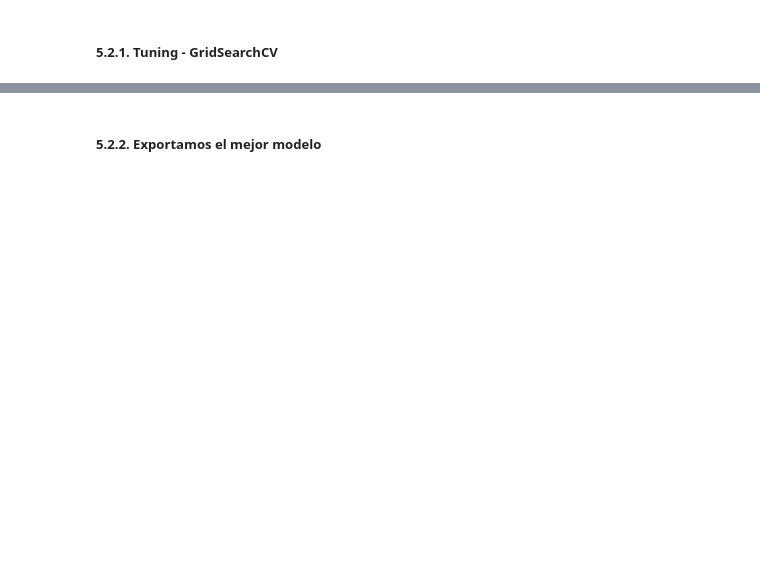
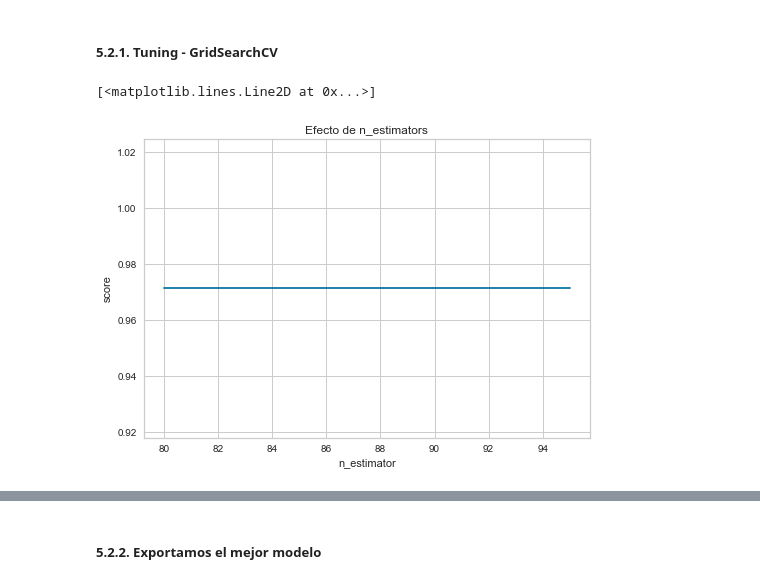
Before and after one commit to Project-ML-PUCP/BankruptcyTaiwan, a Jupyter notebook: 03. Codigo/03.4. Modeling - XGB.ipynb, the cells around one changed output, grey strips where cells are left out. Saved outputs shown, nothing was run; the diff lists cells and outputs as text; code cells hidden in the pictures; blank space fills up the shorter version.

```diff
--- a/03. Codigo/03.4. Modeling - XGB.ipynb
+++ b/03. Codigo/03.4. Modeling - XGB.ipynb
@@ -218,2 +242,17 @@ viz.finalize()
 # %% [markdown]
 ##### 5.2.1. Tuning - GridSearchCV
+# %%
+model_XGB = XGBClassifier(n_estimators=80, n_jobs=-1, max_depth=6, eval_metric='error')
+estimators = np.arange(80, 100, 5)
+scores = []
+for n in estimators:
+    model_XGB.set_params(n_estimators=n)
+    model_XGB.fit(X_train, y_train)
+    scores.append(model_XGB.score(X_test, y_test))
+plt.title("Efecto de n_estimators")
+plt.xlabel("n_estimator")
+plt.ylabel("score")
+plt.plot(estimators, scores)
+# %% [output]
+[<matplotlib.lines.Line2D at 0x...>]
+[figure, added]
```
Also changed, not shown: parts of 11 cells of this notebook, 1 other file.
